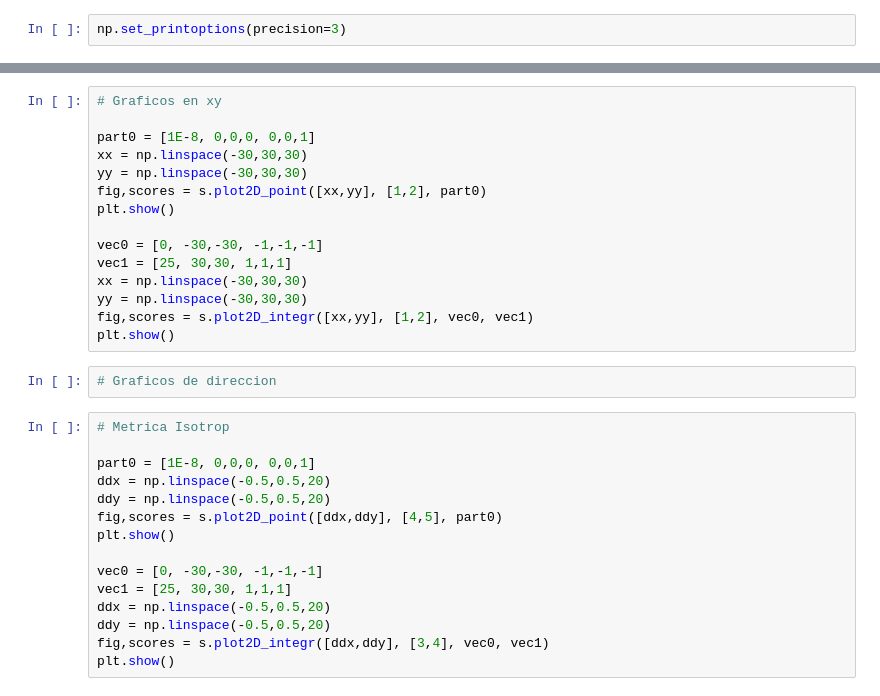
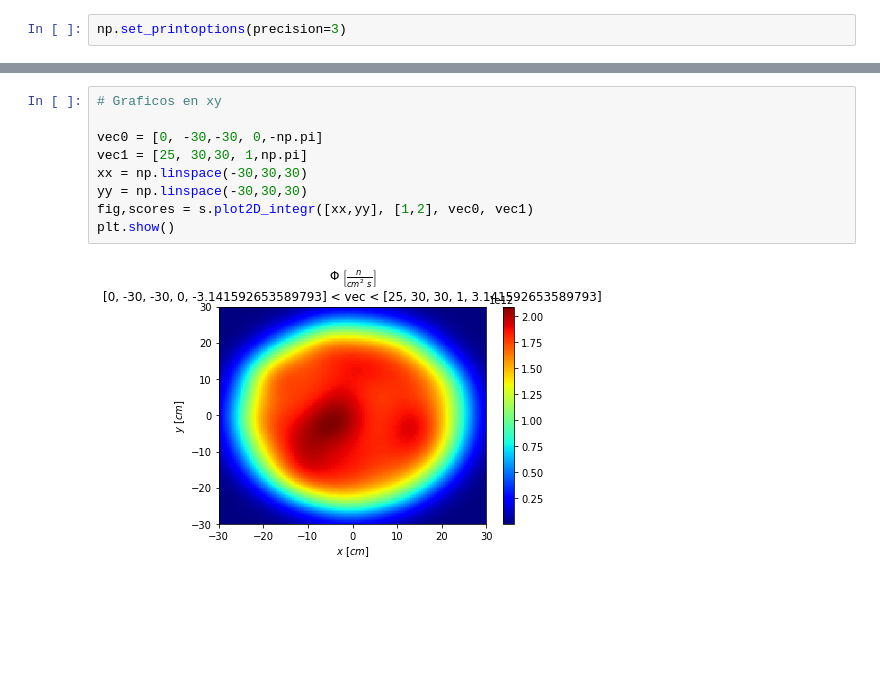
Before and after one commit to KDSource/KDSource, a Jupyter notebook: Auxiliares/plot.ipynb, the cells around one changed output, grey strips where cells are left out. Cells and saved outputs as stored; diff of their text form; blank space fills up the shorter version.

```diff
--- a/Auxiliares/plot.ipynb
+++ b/Auxiliares/plot.ipynb
@@ -42,33 +50,12 @@ plt.show()
 # %%
 # Graficos en xy
 
-part0 = [1E-8, 0,0,0, 0,0,1]
-xx = np.linspace(-30,30,30)
-yy = np.linspace(-30,30,30)
-fig,scores = s.plot2D_point([xx,yy], [1,2], part0)
-plt.show()
-
-vec0 = [0, -30,-30, -1,-1,-1]
-vec1 = [25, 30,30, 1,1,1]
+vec0 = [0, -30,-30, 0,-np.pi]
+vec1 = [25, 30,30, 1,np.pi]
 xx = np.linspace(-30,30,30)
 yy = np.linspace(-30,30,30)
 fig,scores = s.plot2D_integr([xx,yy], [1,2], vec0, vec1)
 plt.show()
+# %% [output]
+[figure, added]
-# %%
-# Graficos de direccion
-# %%
-# Metrica Isotrop
-
-part0 = [1E-8, 0,0,0, 0,0,1]
-ddx = np.linspace(-0.5,0.5,20)
-ddy = np.linspace(-0.5,0.5,20)
-fig,scores = s.plot2D_point([ddx,ddy], [4,5], part0)
-plt.show()
-
-vec0 = [0, -30,-30, -1,-1,-1]
-vec1 = [25, 30,30, 1,1,1]
-ddx = np.linspace(-0.5,0.5,20)
-ddy = np.linspace(-0.5,0.5,20)
-fig,scores = s.plot2D_integr([ddx,ddy], [3,4], vec0, vec1)
-plt.show()
 # %%
```
Also changed, not shown: parts of 6 cells of this notebook, 6 other files.
